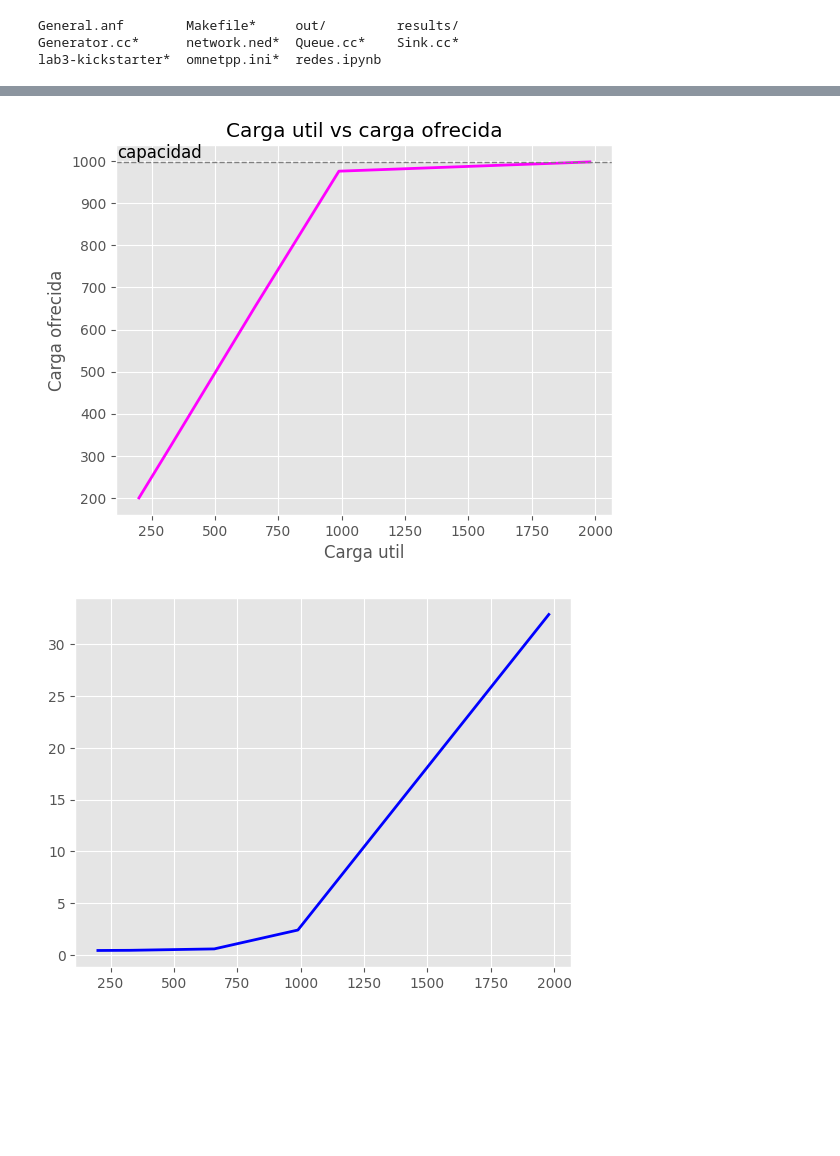
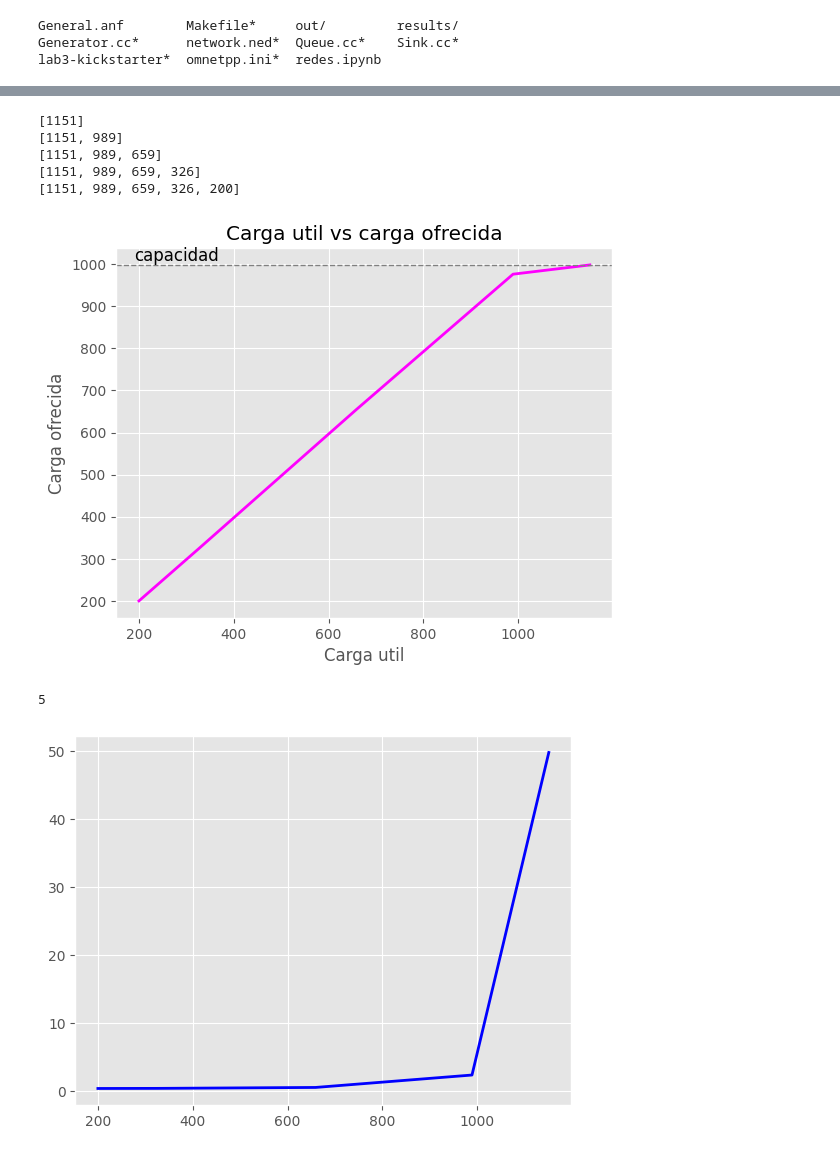
Before and after one commit to milicarabelos/Analisis-de-flujo-y-congestion-simulacion-discreta, a Jupyter notebook: src/redes.ipynb, the cells around one changed output, grey strips where cells are left out. Cells and saved outputs as stored; diff of their text form; code cells hidden in the pictures; blank space fills up the shorter version.

```diff
--- a/src/redes.ipynb
+++ b/src/redes.ipynb
@@ -103,0 +104,4 @@ plt.show()
+# %%
+file_name = 'results/exported_stads/diseño_mejorado/1/CargaUtilDelay/0.1.csv'
+data = pd.read_csv(file_name)
+data
@@ -104,23 +126,31 @@ plt.show()
 # %%
 cargaRecibida =[998,976,655,324,200] #simulacion original ambos casos
 cargaRecibida_new =[998,976,655,324,200] #simulacion con diseño mejorado caso 1
-
+[1151, 989, 659, 326, 200]
 packetGenList = []
 
+
 for file_name in ["0.1.csv", "0.2.csv", "0.3.csv", "0.6.csv", "1.csv"]:
-    file_name = 'results/exported_stads/1/' + file_name
-    fh = open(file_name)
+    file_name = 'results/exported_stads/diseño_mejorado/1/CargaUtilDelay/' + file_name
+    #fh = open(file_name)
     data = pd.read_csv(file_name)
-    packetGen = data['vecvalue'].loc[[26]].tolist()
+    #version vieja es 26 nueva es 30
+    packetGen = data['vecvalue'].loc[[30]].tolist()
     packetGen = list(map(float,packetGen[0].split()))
     value = len(packetGen)
     # append the value to the list
     packetGenList.append(value)
-    fh.close() # close the file object when done
+    #fh.close() # close the file object when done
+
+    print(packetGenList)
+# %% [output]
+[1151]
+[1151, 989]
+[1151, 989, 659]
+[1151, 989, 659, 326]
+[1151, 989, 659, 326, 200]
 # %%
 fig, ax = plt.subplots()
-plt.style.use("ggplot")
-
 # plot the data
 ax.plot(packetGenList, cargaRecibida, color='magenta', linewidth=2)
 
@@ -140,13 +170,15 @@ plt.ylabel("Carga ofrecida")
 
 plt.show()
 # %% [output]
-[figure, old version]
+[figure, new version]
 # %%
-delay = [32.879469,2.398693,0.575730,0.439918,0.424711]
+delay = [32.879469,2.398693,0.575730,0.439918,0.424711]#simulacion inicial ambos casos
+delay_new = [49.741569,2.398693,0.575730,0.439918,0.424711] #simulacion con diseño mejorado caso 1
 
 fig, ax = plt.subplots() #creo una figura y divido en pares para dibujar
-ax.plot(packetGenList,delay, color='blue', linewidth=2)
-
+ax.plot(packetGenList,delay_new, color='blue', linewidth=2)
+print(len(packetGenList))
 plt.show()
 # %% [output]
+5
-[figure, old version]
+[figure, new version]
```
Also changed, not shown: parts of 8 cells of this notebook, 22 other files.
